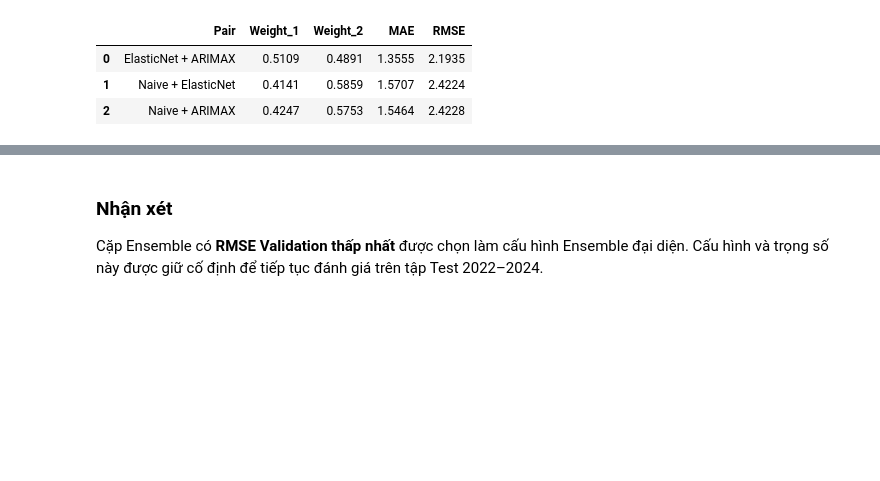
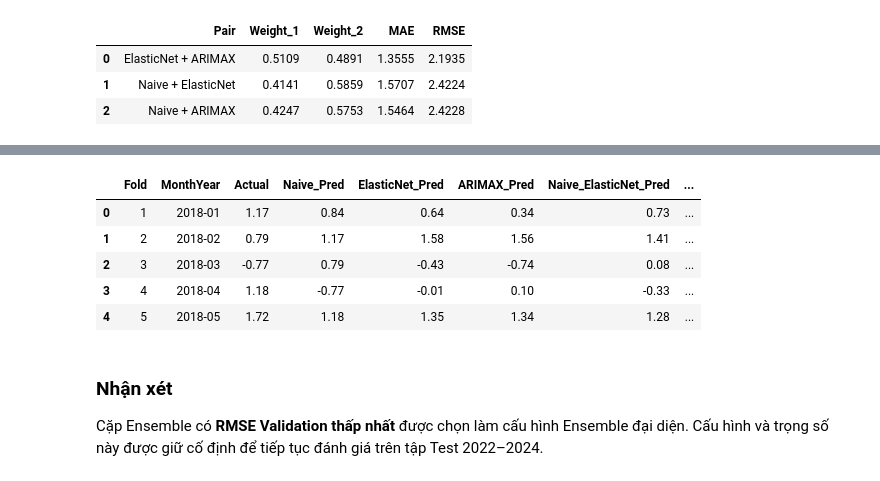
Before and after one commit to phuyen145/vietnam-transportation-cpi-forecasting, a Jupyter notebook: notebooks/09_modeling.ipynb, the cells around one changed output, grey strips where cells are left out. Cells and saved outputs as stored; diff of their text form; code cells hidden in the pictures; blank space fills up the shorter version.

```diff
--- a/notebooks/09_modeling.ipynb
+++ b/notebooks/09_modeling.ipynb
@@ -1016,0 +958,86 @@ Weight 2: 0.4891
+# %%
+best_ensemble_row = ensemble_compare.iloc[0]
+
+best_ensemble_pair = best_ensemble_row["Pair"]
+
+best_ensemble_rmse = best_ensemble_row["RMSE"]
+
+best_ensemble_mae = best_ensemble_row["MAE"]
+
+best_ensemble_weight_1 = best_ensemble_row["Weight_1"]
+
+best_ensemble_weight_2 = best_ensemble_row["Weight_2"]
+
+
+print(
+    f"Cặp Ensemble tốt nhất: {best_ensemble_pair}"
+)
+
+print(
+    f"Validation MAE: {best_ensemble_mae:.4f}"
+)
+
+print(
+    f"Validation RMSE: {best_ensemble_rmse:.4f}"
+)
+
+print(
+    f"Weight 1: {best_ensemble_weight_1:.4f}"
+)
+
+print(
+    f"Weight 2: {best_ensemble_weight_2:.4f}"
+)
+
+validation_model_predictions = (
+    validation_predictions["Naive"][
+        [
+            "Fold",
+            "MonthYear",
+            "Actual",
+            "Prediction",
+        ]
+    ]
+    .copy()
+    .rename(
+        columns={
+            "Prediction": "Naive_Pred"
+        }
+    )
+)
+
+
+# ElasticNet
+validation_model_predictions["ElasticNet_Pred"] = (
+    validation_predictions[
+        "ElasticNet"
+    ]["Prediction"].values
+)
+
+
+# ARIMAX
+validation_model_predictions["ARIMAX_Pred"] = (
+    validation_predictions[
+        "ARIMAX"
+    ]["Prediction"].values
+)
+
+
+# 3 Ensemble
+for pair_name, result in ensemble_validation_results.items():
+
+    pred_col = (
+        pair_name
+        .replace(" + ", "_")
+        + "_Pred"
+    )
+
+    validation_model_predictions[pred_col] = (
+        result["Predictions"][
+            "Ensemble_Pred"
+        ].values
+    )
+
+
+validation_model_predictions.head().round(2)
+# %% [output]
@@ -1017,3 +1049,9 @@ Weight 2: 0.4891
+|  | Fold | MonthYear | Actual | Naive_Pred | ElasticNet_Pred | ARIMAX_Pred | Naive_ElasticNet_Pred | ... |
+| 0 | 1 | 2018-01 | 1.17 | 0.84 | 0.64 | 0.34 | 0.73 | ... |
+| 1 | 2 | 2018-02 | 0.79 | 1.17 | 1.58 | 1.56 | 1.41 | ... |
+| 2 | 3 | 2018-03 | -0.77 | 0.79 | -0.43 | -0.74 | 0.08 | ... |
+| 3 | 4 | 2018-04 | 1.18 | -0.77 | -0.01 | 0.10 | -0.33 | ... |
+| 4 | 5 | 2018-05 | 1.72 | 1.18 | 1.35 | 1.34 | 1.28 | ... |
 # %% [markdown]
 ### Nhận xét
 
```
Also changed, not shown: parts of 4 cells of this notebook, 7 other files.
